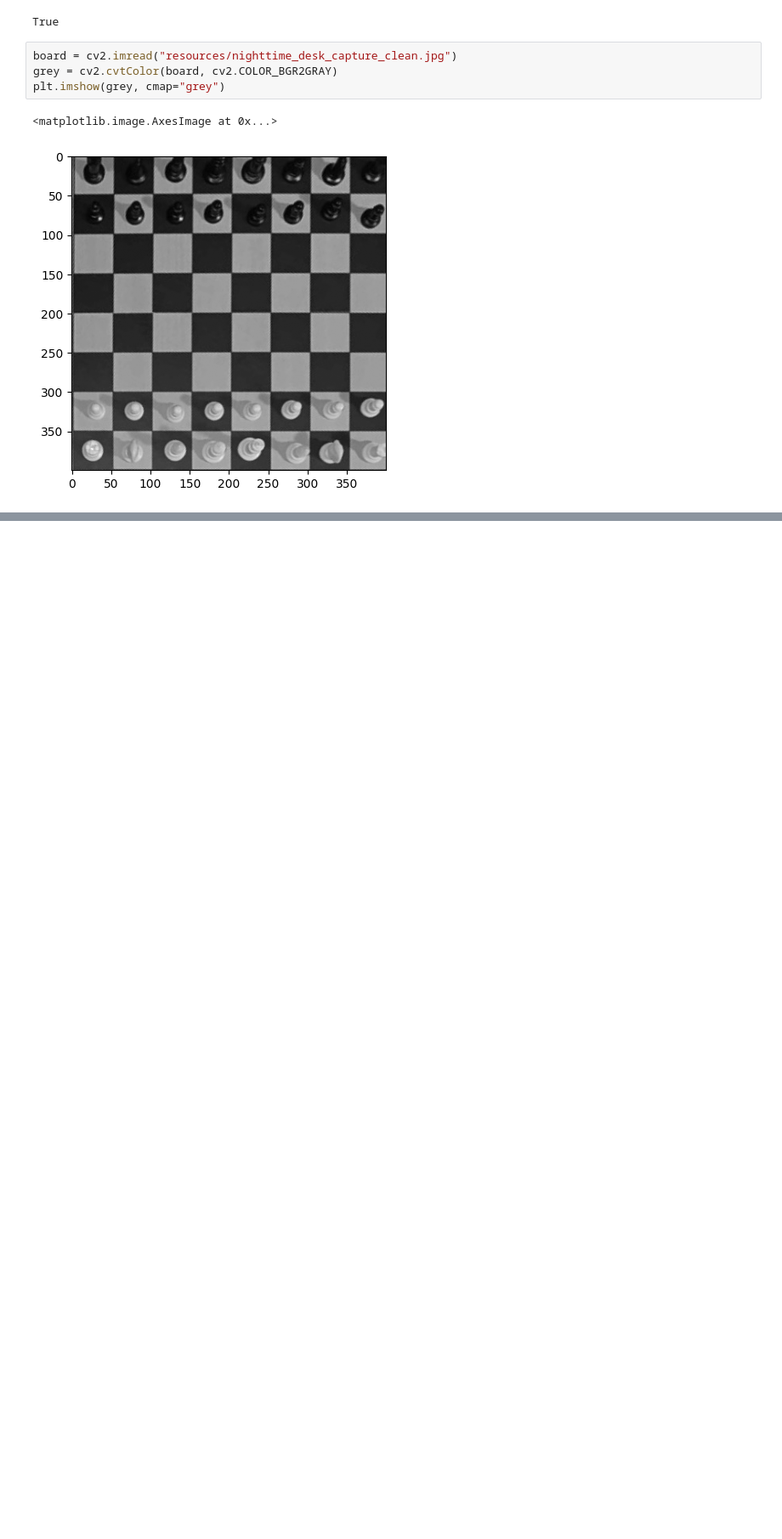
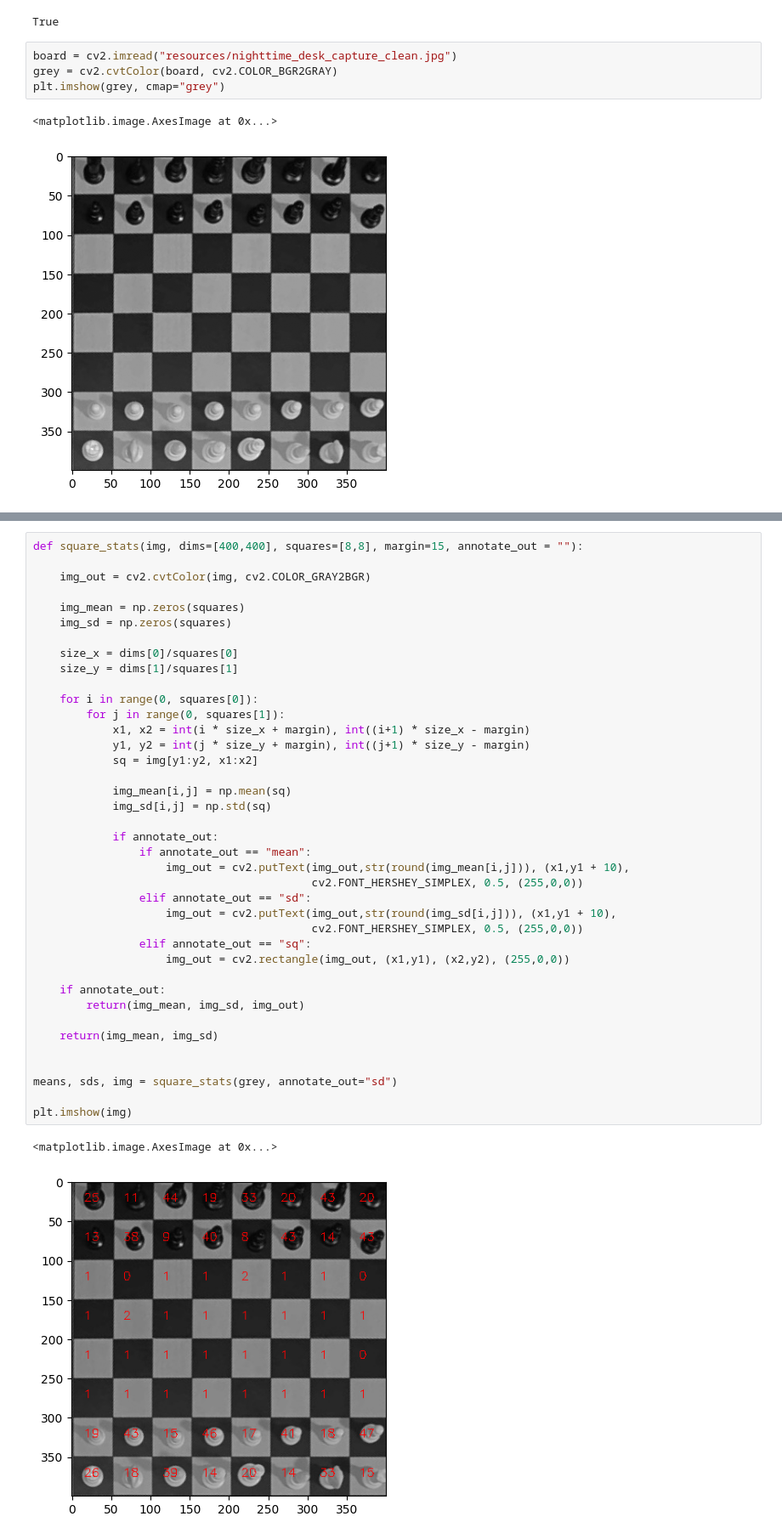
Before and after one commit to S-Arbor/fried-liver-otb, a Jupyter notebook: piece_detection.ipynb, the cells around one changed output, grey strips where cells are left out. Shown at 85% size. Saved outputs shown, nothing was run; the diff lists cells and outputs as text; blank space fills up the shorter version.

```diff
--- a/piece_detection.ipynb
+++ b/piece_detection.ipynb
@@ -40,0 +53,42 @@ plt.imshow(edges)
+# %%
+def square_stats(img, dims=[400,400], squares=[8,8], margin=15, annotate_out = ""):
+
+    img_out = cv2.cvtColor(img, cv2.COLOR_GRAY2BGR)
+
+    img_mean = np.zeros(squares)
+    img_sd = np.zeros(squares)
+
+    size_x = dims[0]/squares[0]
+    size_y = dims[1]/squares[1]
+
+    for i in range(0, squares[0]):
+        for j in range(0, squares[1]):
+            x1, x2 = int(i * size_x + margin), int((i+1) * size_x - margin)
+            y1, y2 = int(j * size_y + margin), int((j+1) * size_y - margin)
+            sq = img[y1:y2, x1:x2]
+
+            img_mean[i,j] = np.mean(sq)
+            img_sd[i,j] = np.std(sq)
+
+            if annotate_out:
+                if annotate_out == "mean":
+                    img_out = cv2.putText(img_out,str(round(img_mean[i,j])), (x1,y1 + 10),
+                                          cv2.FONT_HERSHEY_SIMPLEX, 0.5, (255,0,0))
+                elif annotate_out == "sd":
+                    img_out = cv2.putText(img_out,str(round(img_sd[i,j])), (x1,y1 + 10),
+                                          cv2.FONT_HERSHEY_SIMPLEX, 0.5, (255,0,0))
+                elif annotate_out == "sq":
+                    img_out = cv2.rectangle(img_out, (x1,y1), (x2,y2), (255,0,0))
+
+    if annotate_out:
+        return(img_mean, img_sd, img_out)
+
+    return(img_mean, img_sd)
+
+
+means, sds, img = square_stats(grey, annotate_out="sd")
+
+plt.imshow(img)
+# %% [output]
+<matplotlib.image.AxesImage at 0x...>
+[figure, added]
```
Also changed, not shown: parts of 15 cells of this notebook, 1 other file.
